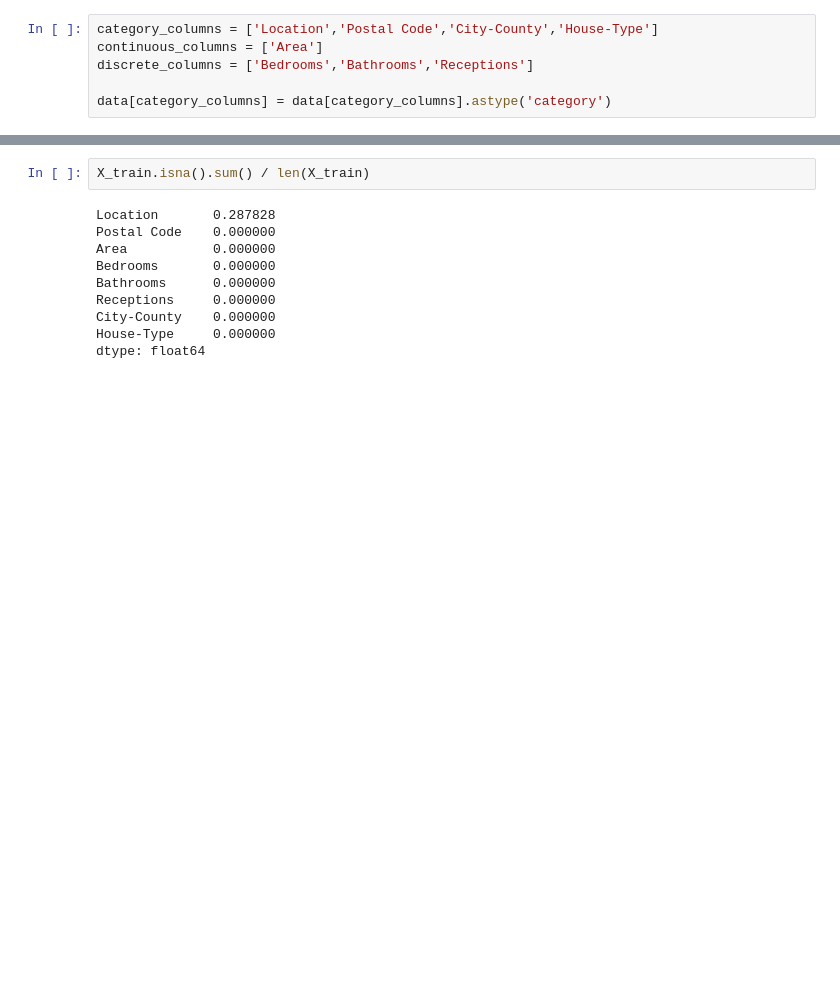
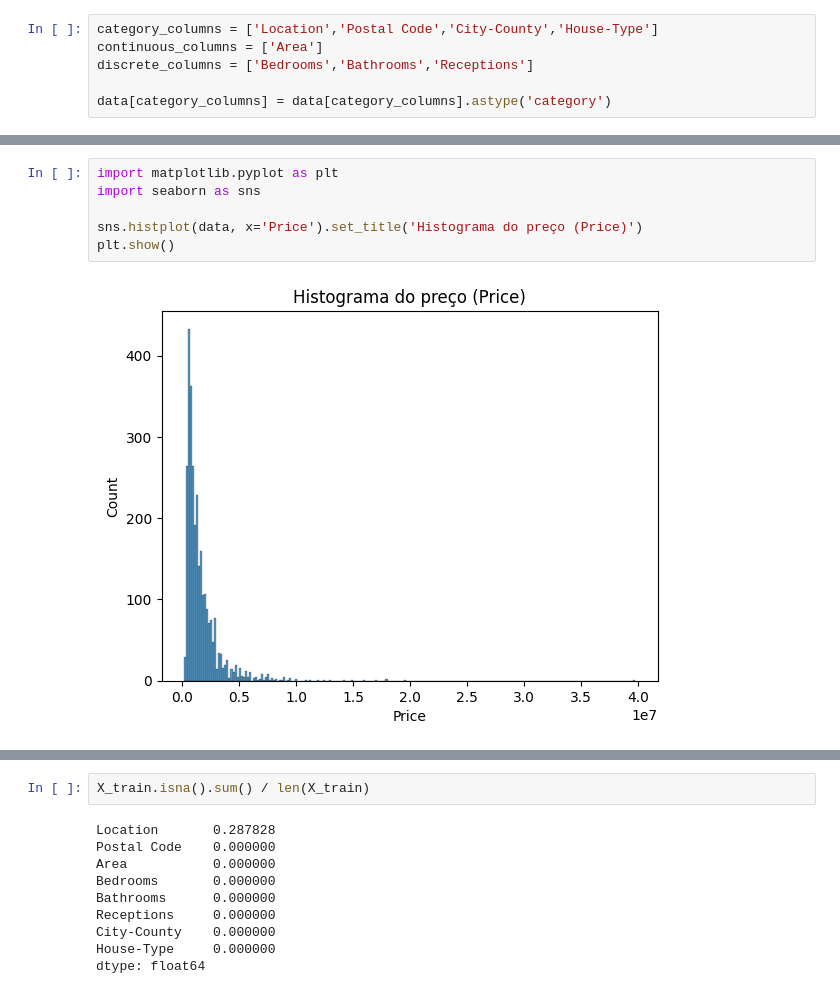
Before and after one commit to kowalks/cmc13-exame, a Jupyter notebook: exame.ipynb, the cells around one changed output, grey strips where cells are left out. Saved outputs shown, nothing was run; the diff lists cells and outputs as text; blank space fills up the shorter version.

```diff
--- a/exame.ipynb
+++ b/exame.ipynb
@@ -102,0 +136,8 @@ sns.histplot(data,x = 'Price')
+# %%
+import matplotlib.pyplot as plt
+import seaborn as sns
+
+sns.histplot(data, x='Price').set_title('Histograma do preço (Price)')
+plt.show()
+# %% [output]
+[figure, added]
```
Also changed, not shown: parts of 50 cells of this notebook, 1 other file.
